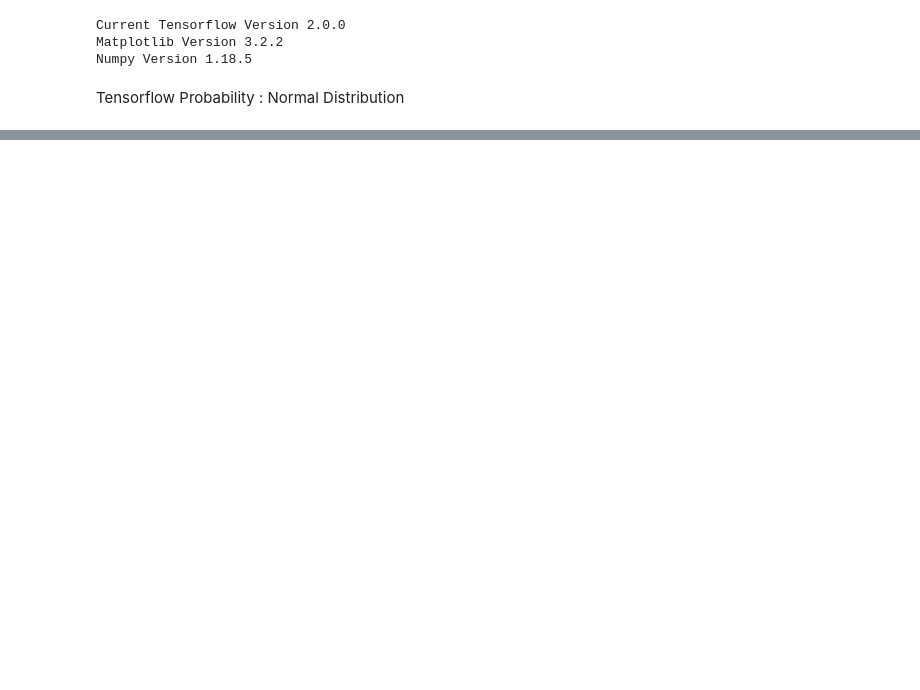
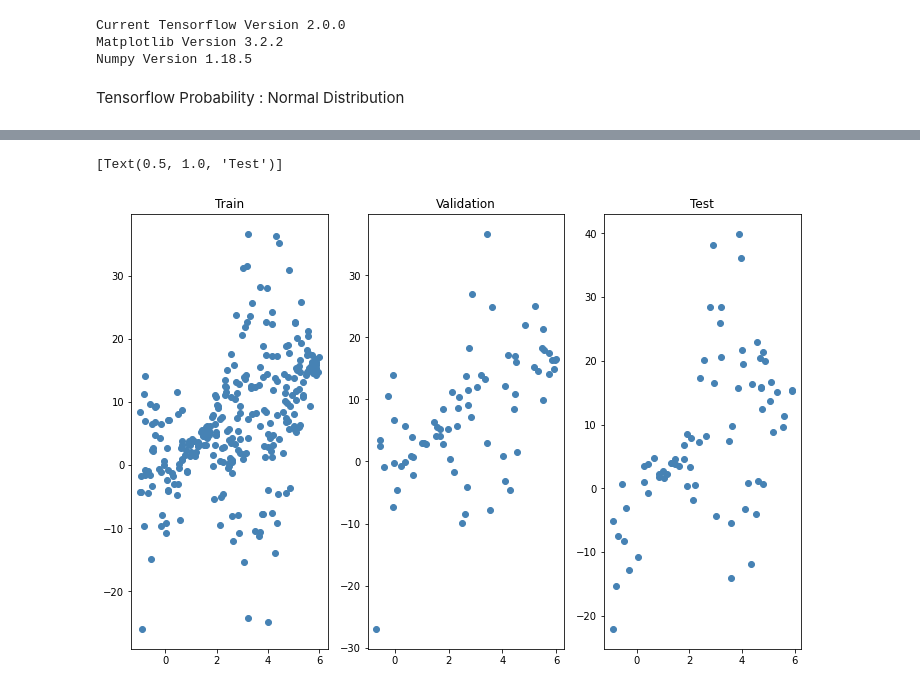
Before and after one commit to Xwyzworms/TensorflowProbability, a Jupyter notebook: TensorProbability.ipynb, the cells around one changed output, grey strips where cells are left out. Cells and saved outputs as stored; diff of their text form; code cells hidden in the pictures; blank space fills up the shorter version.

```diff
--- a/TensorProbability.ipynb
+++ b/TensorProbability.ipynb
@@ -91,0 +161,21 @@ ax[2].legend(["Distribution","Probability"])
+# %%
+order_idx_train = np.squeeze(x_train.argsort(axis=0))
+x_train = x_train[order_idx_train]
+y_train = y_train[order_idx_train]
+
+order_idx_val = np.squeeze(x_val.argsort(axis=0))
+x_val = x_val[order_idx_val]
+y_val = y_val[order_idx_val]
+
+order_idx_test = np.squeeze(x_val.argsort(axis=0))
+x_test = x_test[order_idx_test]
+y_test = y_test[order_idx_test]
+# %%
+f,ax = plt.subplots(1,3,figsize=(12,8))
+ax[0].scatter(x_train, y_train,color="steelblue")
+ax[1].scatter(x_val,y_val,color="steelblue")
+ax[2].scatter(x_test, y_test,color="steelblue")
+ax[0].set(title="Train") ; ax[1].set(title="Validation") ; ax[2].set(title="Test")
+# %% [output]
+[Text(0.5, 1.0, 'Test')]
+[figure, added]
```
Also changed, not shown: parts of 14 cells of this notebook.
